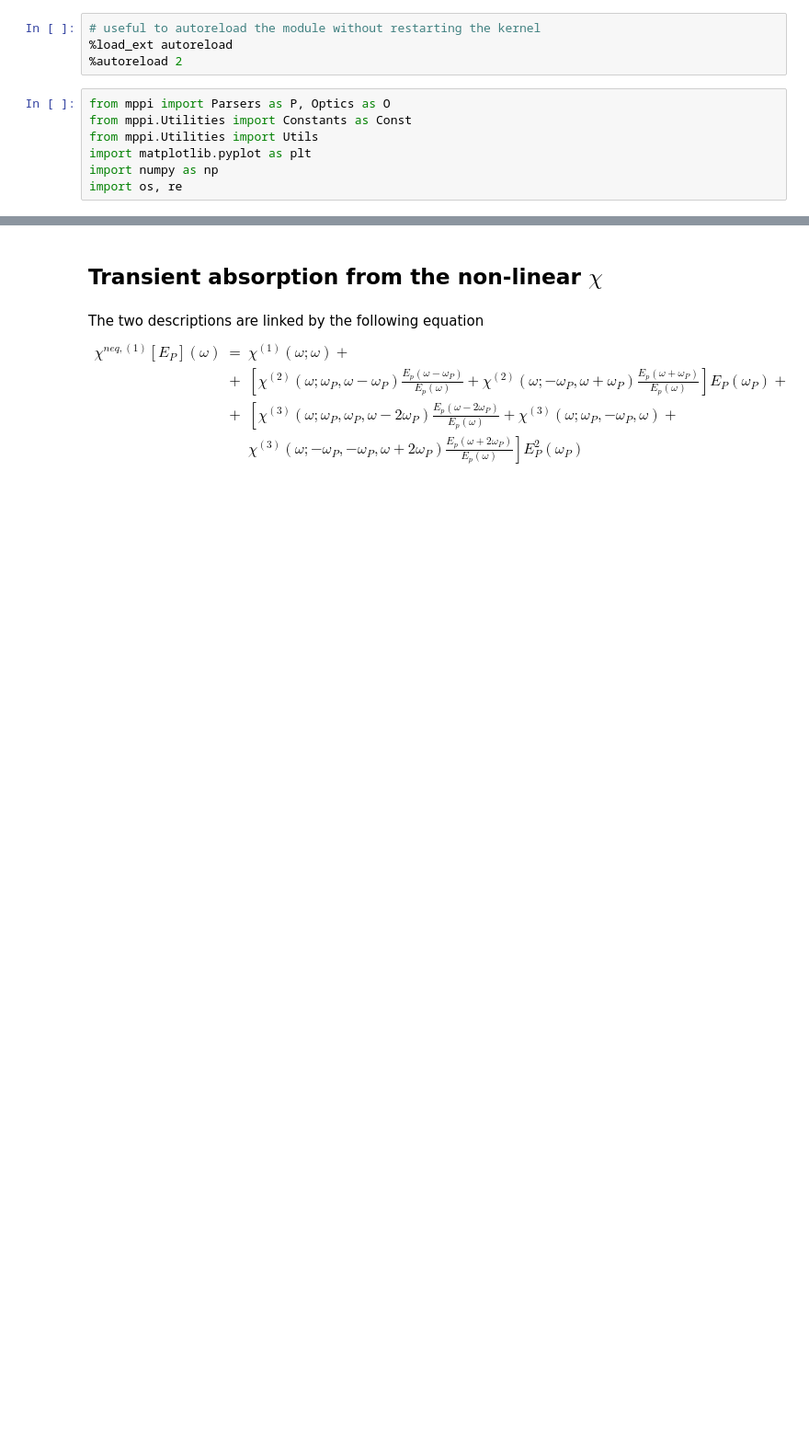
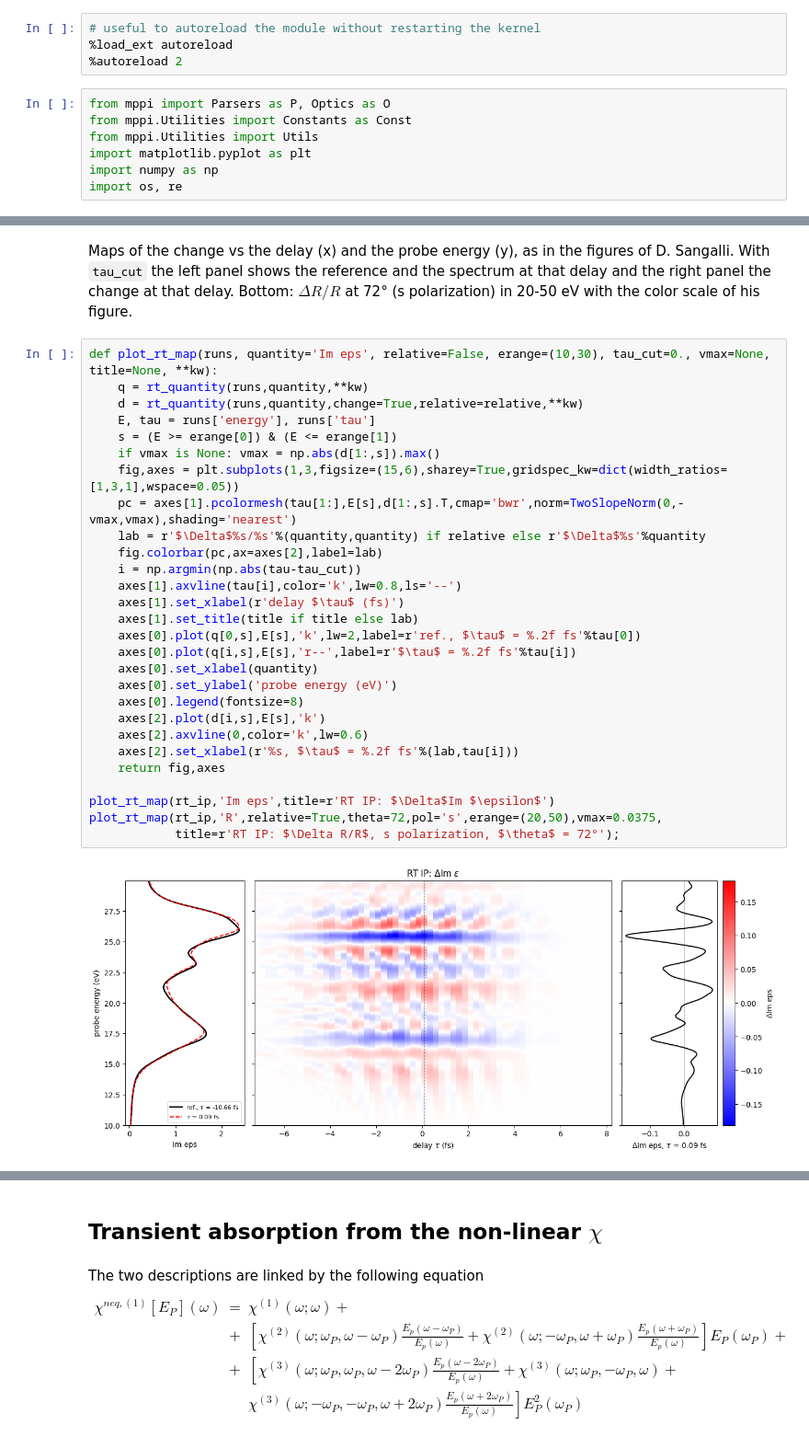
Before and after one commit to marcodalessandro76/LiF, a Jupyter notebook: NL_Chi/Dchi-neq_Analysis.ipynb, the cells around one changed output, grey strips where cells are left out. Shown at 92% size. Drawn from its saved outputs; the diff is of its cells as text; blank space fills up the shorter version.

```diff
--- a/NL_Chi/Dchi-neq_Analysis.ipynb
+++ b/NL_Chi/Dchi-neq_Analysis.ipynb
@@ -30,0 +129,34 @@ $\omega\pm m\omega_P$ fall exactly on the probe grid.
+# %% [markdown]
+Maps of the change vs the delay (x) and the probe energy (y), as in the figures of D. Sangalli. With `tau_cut` the
+left panel shows the reference and the spectrum at that delay and the right panel the change at that delay. Bottom:
+$\Delta R/R$ at 72° (s polarization) in 20-50 eV with the color scale of his figure.
+# %%
+def plot_rt_map(runs, quantity='Im eps', relative=False, erange=(10,30), tau_cut=0., vmax=None, title=None, **kw):
+    q = rt_quantity(runs,quantity,**kw)
+    d = rt_quantity(runs,quantity,change=True,relative=relative,**kw)
+    E, tau = runs['energy'], runs['tau']
+    s = (E >= erange[0]) & (E <= erange[1])
+    if vmax is None: vmax = np.abs(d[1:,s]).max()
+    fig,axes = plt.subplots(1,3,figsize=(15,6),sharey=True,gridspec_kw=dict(width_ratios=[1,3,1],wspace=0.05))
+    pc = axes[1].pcolormesh(tau[1:],E[s],d[1:,s].T,cmap='bwr',norm=TwoSlopeNorm(0,-vmax,vmax),shading='nearest')
+    lab = r'$\Delta$%s/%s'%(quantity,quantity) if relative else r'$\Delta$%s'%quantity
+    fig.colorbar(pc,ax=axes[2],label=lab)
+    i = np.argmin(np.abs(tau-tau_cut))
+    axes[1].axvline(tau[i],color='k',lw=0.8,ls='--')
+    axes[1].set_xlabel(r'delay $\tau$ (fs)')
+    axes[1].set_title(title if title else lab)
+    axes[0].plot(q[0,s],E[s],'k',lw=2,label=r'ref., $\tau$ = %.2f fs'%tau[0])
+    axes[0].plot(q[i,s],E[s],'r--',label=r'$\tau$ = %.2f fs'%tau[i])
+    axes[0].set_xlabel(quantity)
+    axes[0].set_ylabel('probe energy (eV)')
+    axes[0].legend(fontsize=8)
+    axes[2].plot(d[i,s],E[s],'k')
+    axes[2].axvline(0,color='k',lw=0.6)
+    axes[2].set_xlabel(r'%s, $\tau$ = %.2f fs'%(lab,tau[i]))
+    return fig,axes
+
+plot_rt_map(rt_ip,'Im eps',title=r'RT IP: $\Delta$Im $\epsilon$')
+plot_rt_map(rt_ip,'R',relative=True,theta=72,pol='s',erange=(20,50),vmax=0.0375,
+            title=r'RT IP: $\Delta R/R$, s polarization, $\theta$ = 72°');
+# %% [output]
+[figure, added]
```
Also changed, not shown: parts of 24 cells of this notebook, 1 other file.
